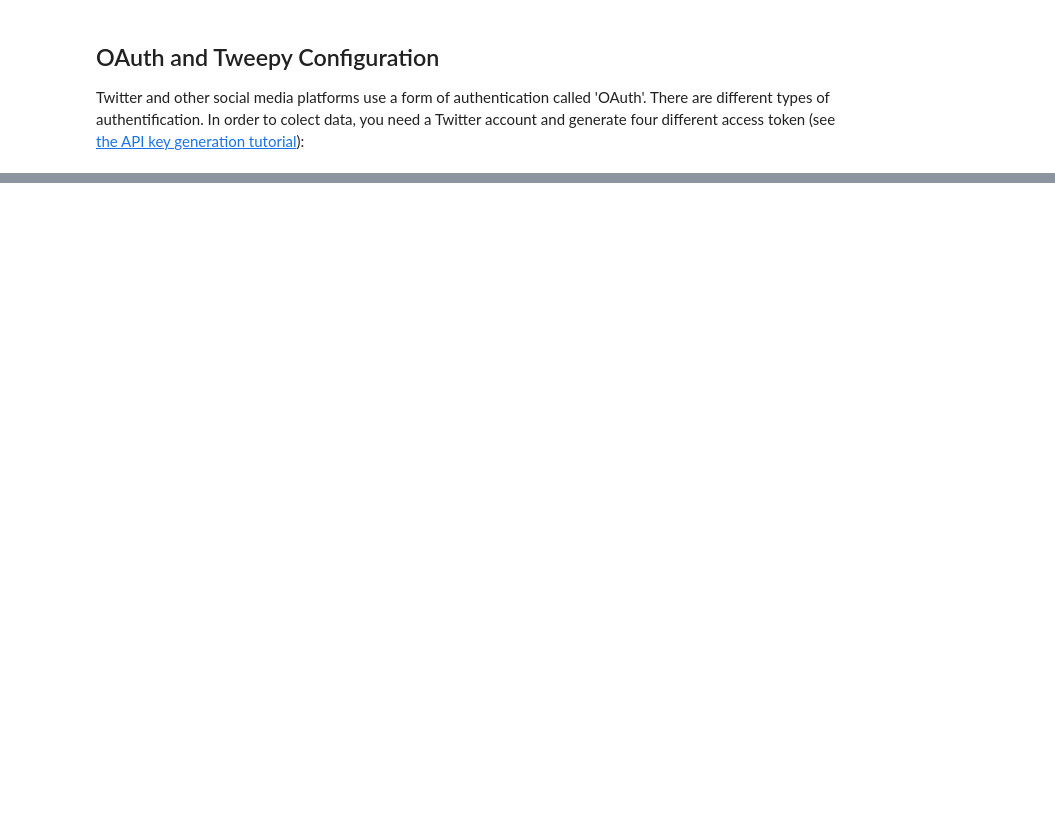
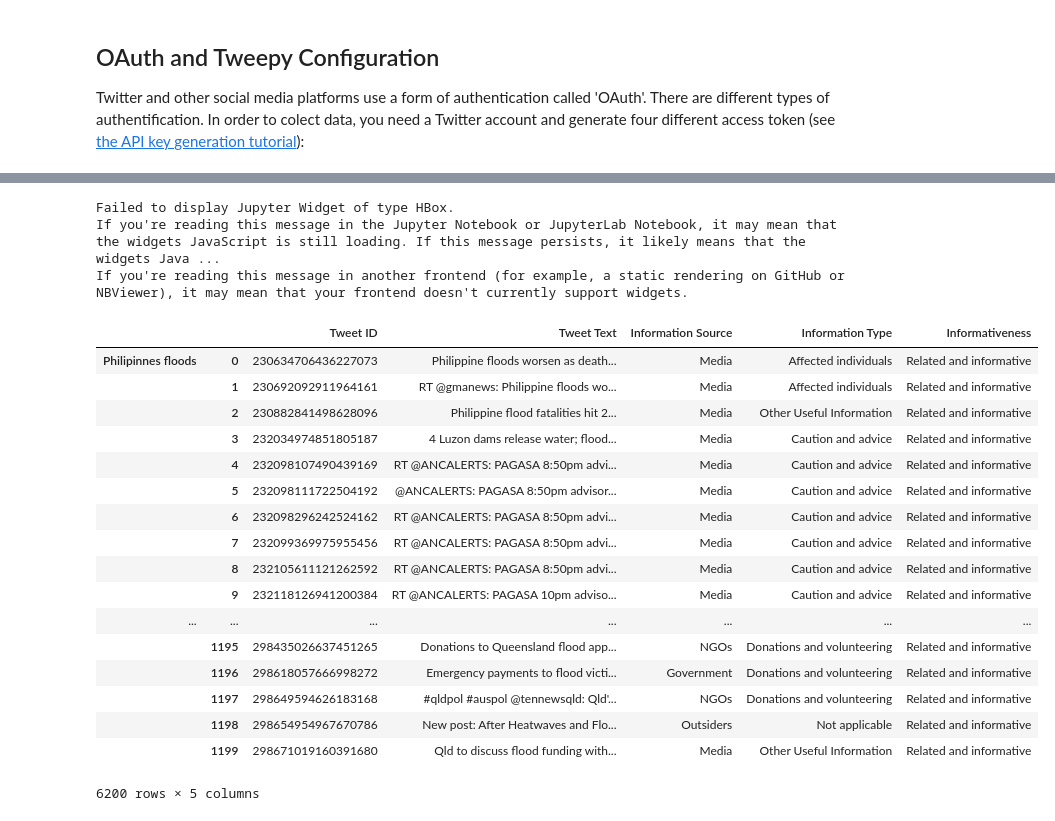
Before and after one commit to evhart/smasac-tutorial, a Jupyter notebook: notebooks/1-data-collection.ipynb, the cells around one changed output, grey strips where cells are left out. Drawn from its saved outputs; the diff is of its cells as text; code cells hidden in the pictures; blank space fills up the shorter version.

```diff
--- a/notebooks/1-data-collection.ipynb
+++ b/notebooks/1-data-collection.ipynb
@@ -57,0 +254,37 @@ RT @drgonzo123: MAGA=My Attorney Got Arrested.
+# %%
+urls = {
+ 'Philipinnes floods': 'https://raw.githubusercontent.com/sajao/CrisisLex/master/data/CrisisLexT26/2012_Philipinnes_floods/2012_Philipinnes_floods-tweets_labeled.csv',
+ 'Alberta floods': 'https://raw.githubusercontent.com/sajao/CrisisLex/master/data/CrisisLexT26/2013_Alberta_floods/2013_Alberta_floods-tweets_labeled.csv',
+ 'Colorado floods': 'https://raw.githubusercontent.com/sajao/CrisisLex/master/data/CrisisLexT26/2013_Colorado_floods/2013_Colorado_floods-tweets_labeled.csv',
+ 'Manila floods': 'https://raw.githubusercontent.com/sajao/CrisisLex/master/data/CrisisLexT26/2013_Manila_floods/2013_Manila_floods-tweets_labeled.csv',
+ 'Queensland floods': 'https://raw.githubusercontent.com/sajao/CrisisLex/master/data/CrisisLexT26/2013_Queensland_floods/2013_Queensland_floods-tweets_labeled.csv',
+ 'Sardinia floods': 'https://raw.githubusercontent.com/sajao/CrisisLex/master/data/CrisisLexT26/2013_Sardinia_floods/2013_Sardinia_floods-tweets_labeled.csv' }
+
+frames = []
+for event, url in tqdm_notebook(urls.items(), desc='Fetch data'):
+    frames.append(pd.read_csv(url))
+
+data = pd.concat(frames, keys=urls.keys())
+display(data)
+# %% [output]
+Failed to display Jupyter Widget of type HBox.
+If you're reading this message in the Jupyter Notebook or JupyterLab Notebook, it may mean that the widgets JavaScript is still loading. If this message persists, it likely means that the widgets Java ...
+If you're reading this message in another frontend (for example, a static rendering on GitHub or NBViewer), it may mean that your frontend doesn't currently support widgets.
+|  |  | Tweet ID | Tweet Text | Information Source | Information Type | Informativeness |
+| Philipinnes floods | 0 | 230634706436227073 | Philippine floods worsen as death... | Media | Affected individuals | Related and informative |
+|  | 1 | 230692092911964161 | RT @gmanews: Philippine floods wo... | Media | Affected individuals | Related and informative |
+|  | 2 | 230882841498628096 | Philippine flood fatalities hit 2... | Media | Other Useful Information | Related and informative |
+|  | 3 | 232034974851805187 | 4 Luzon dams release water; flood... | Media | Caution and advice | Related and informative |
+|  | 4 | 232098107490439169 | RT @ANCALERTS: PAGASA 8:50pm advi... | Media | Caution and advice | Related and informative |
+|  | 5 | 232098111722504192 | @ANCALERTS: PAGASA 8:50pm advisor... | Media | Caution and advice | Related and informative |
+|  | 6 | 232098296242524162 | RT @ANCALERTS: PAGASA 8:50pm advi... | Media | Caution and advice | Related and informative |
+|  | 7 | 232099369975955456 | RT @ANCALERTS: PAGASA 8:50pm advi... | Media | Caution and advice | Related and informative |
+|  | 8 | 232105611121262592 | RT @ANCALERTS: PAGASA 8:50pm advi... | Media | Caution and advice | Related and informative |
+|  | 9 | 232118126941200384 | RT @ANCALERTS: PAGASA 10pm adviso... | Media | Caution and advice | Related and informative |
+| ... | ... | ... | ... | ... | ... | ... |
+|  | 1195 | 298435026637451265 | Donations to Queensland flood app... | NGOs | Donations and volunteering | Related and informative |
+|  | 1196 | 298618057666998272 | Emergency payments to flood victi... | Government | Donations and volunteering | Related and informative |
+|  | 1197 | 298649594626183168 | #qldpol #auspol @tennewsqld: Qld'... | NGOs | Donations and volunteering | Related and informative |
+|  | 1198 | 298654954967670786 | New post: After Heatwaves and Flo... | Outsiders | Not applicable | Related and informative |
+|  | 1199 | 298671019160391680 | Qld to discuss flood funding with... | Media | Other Useful Information | Related and informative |
+6200 rows × 5 columns
```
Also changed, not shown: parts of 35 cells of this notebook, 2 other files.
